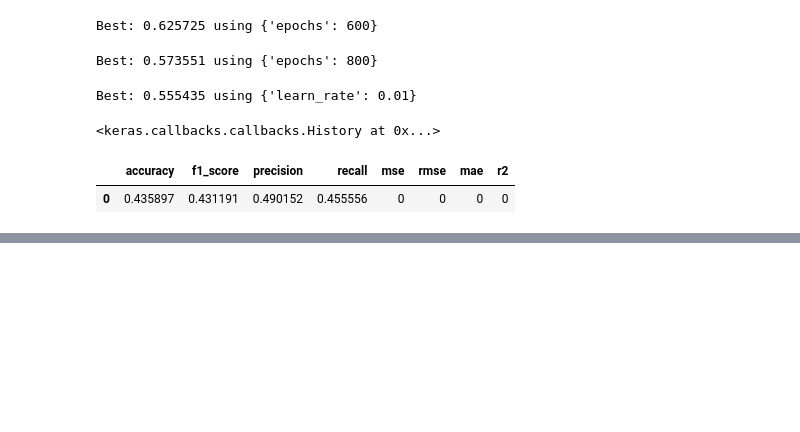
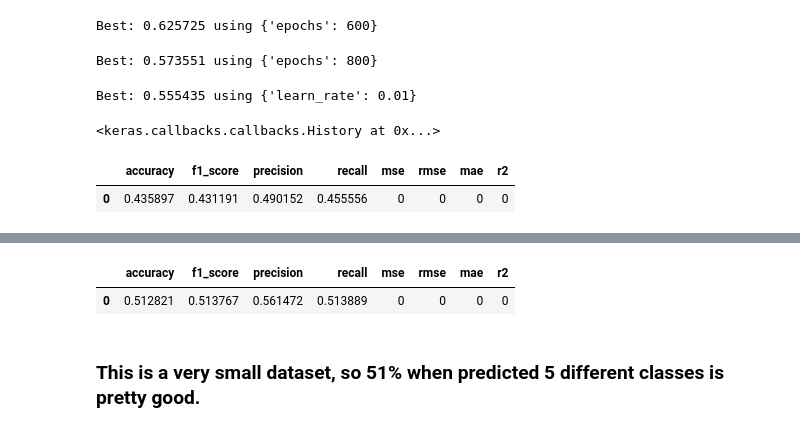
Before and after one commit to zivzach/Data_Science_Portfolio, a Jupyter notebook: notebooks/Deep_Neural_Network.ipynb, the cells around one changed output, grey strips where cells are left out. Saved outputs shown, nothing was run; the diff lists cells and outputs as text; code cells hidden in the pictures; blank space fills up the shorter version.

```diff
--- a/notebooks/Deep_Neural_Network.ipynb
+++ b/notebooks/Deep_Neural_Network.ipynb
@@ -554,0 +514,37 @@ LEADERBOARD RANKINGS:
+# %%
+from sklearn.preprocessing import StandardScaler, OneHotEncoder
+from sklearn.compose import ColumnTransformer, make_column_transformer
+from sklearn.pipeline import Pipeline
+from sklearn.impute import SimpleImputer
+from sklearn.preprocessing import StandardScaler, OneHotEncoder
+
+# preprocessing pipelines for both numeric and categorical data.
+
+numeric_features=X.columns.tolist()
+numeric_features.remove('continent')
+
+numeric_transformer = Pipeline(steps=[
+    ('imputer', SimpleImputer(strategy='median')),
+    ('scaler', StandardScaler())])
+
+categorical_features = ['continent']
+
+#Replacing missing values with Modal value and then one hot encoding.
+categorical_transformer = Pipeline(steps=[
+    ('imputer', SimpleImputer(strategy='most_frequent')),
+    ('onehot', OneHotEncoder(handle_unknown='ignore'))])
+
+# final preprocessor object set up with ColumnTransformer
+
+preprocessor = ColumnTransformer(
+    transformers=[
+        ('num', numeric_transformer, numeric_features),
+        ('cat', categorical_transformer, categorical_features)])
+
+prediction_input_preprocessor=preprocessor.fit(X_train)
+# %%
+# Set up training and test data
+from sklearn.model_selection import train_test_split
+
+y = mergedata['Happiness_level']
+X_train, X_test, y_train, y_test = train_test_split(X, y, random_state=42)
@@ -554,0 +593,13 @@ LEADERBOARD RANKINGS:
+# %%
+prediction_index=model.predict_classes(prediction_input_preprocessor.transform(X_test))
+labels=pd.get_dummies(y_train).columns
+predicted_labels=list(map(lambda x: labels[x], prediction_index))
+# %%
+modelevalobject=model_eval_metrics( y_test,predicted_labels,classification="TRUE")
+
+modelevalobject
+# %% [output]
+|  | accuracy | f1_score | precision | recall | mse | rmse | mae | r2 |
+| 0 | 0.512821 | 0.513767 | 0.561472 | 0.513889 | 0 | 0 | 0 | 0 |
+# %% [markdown]
+### This is a very small dataset, so 51% when predicted 5 different classes is pretty good.
```
Also changed, not shown: parts of 16 cells of this notebook, 2 other files.
